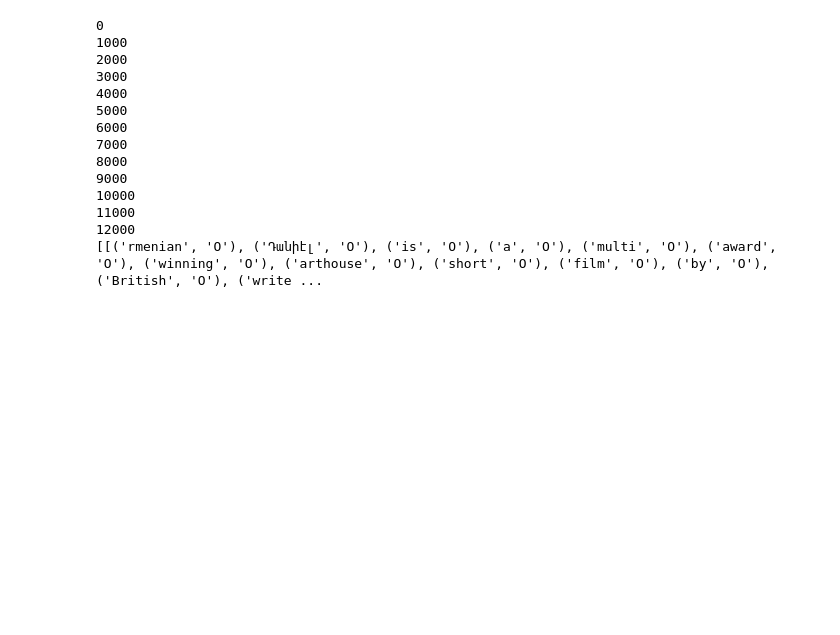
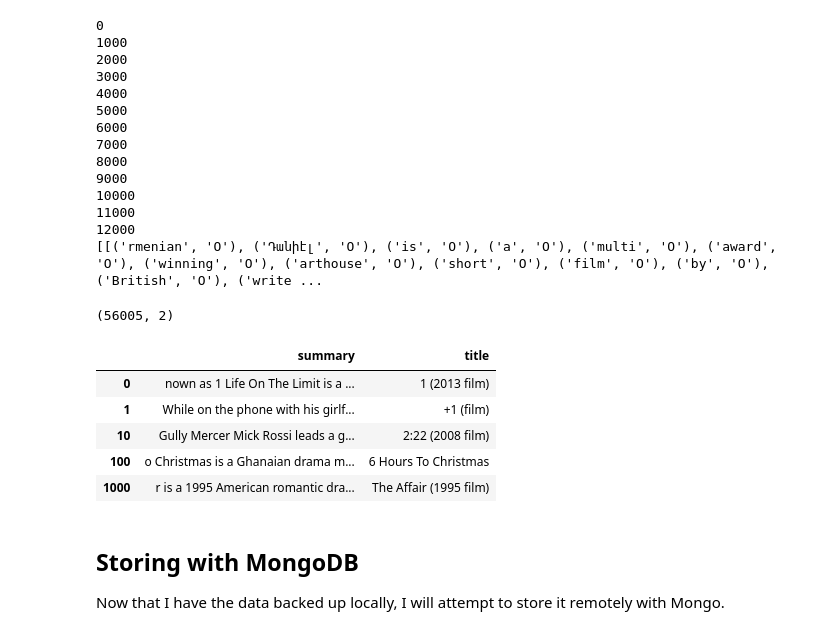
Before and after one commit to ZMBailey/movie_theme, a Jupyter notebook: wiki_api.ipynb, the cells around one changed output. Cells and saved outputs as stored; diff of their text form; code cells hidden in the pictures; blank space fills up the shorter version.

```diff
--- a/wiki_api.ipynb
+++ b/wiki_api.ipynb
@@ -206,3 +208,21 @@ names2 = tag_words(sample2, st)
 import pickle
 with open('data/names_list2.pkl', 'wb') as f:
     pickle.dump(names2, f)
+# %%
+movies1_df = pd.read_json('data/eng_1_430.json')
+movies2_df = pd.read_json('data/eng_431_601.json')
+movies = movies1_df.append(movies2_df)
+print(movies.shape)
+movies.head()
+# %% [output]
+(56005, 2)
+|  | summary | title |
+| 0 | nown as 1 Life On The Limit is a ... | 1 (2013 film) |
+| 1 | While on the phone with his girlf... | +1 (film) |
+| 10 | Gully Mercer Mick Rossi leads a g... | 2:22 (2008 film) |
+| 100 | o Christmas is a Ghanaian drama m... | 6 Hours To Christmas |
+| 1000 | r is a 1995 American romantic dra... | The Affair (1995 film) |
+# %% [markdown]
+## Storing with MongoDB
+
+Now that I have the data backed up locally, I will attempt to store it remotely with Mongo.
```
Also changed, not shown: parts of 5 cells of this notebook, 3 other files.
